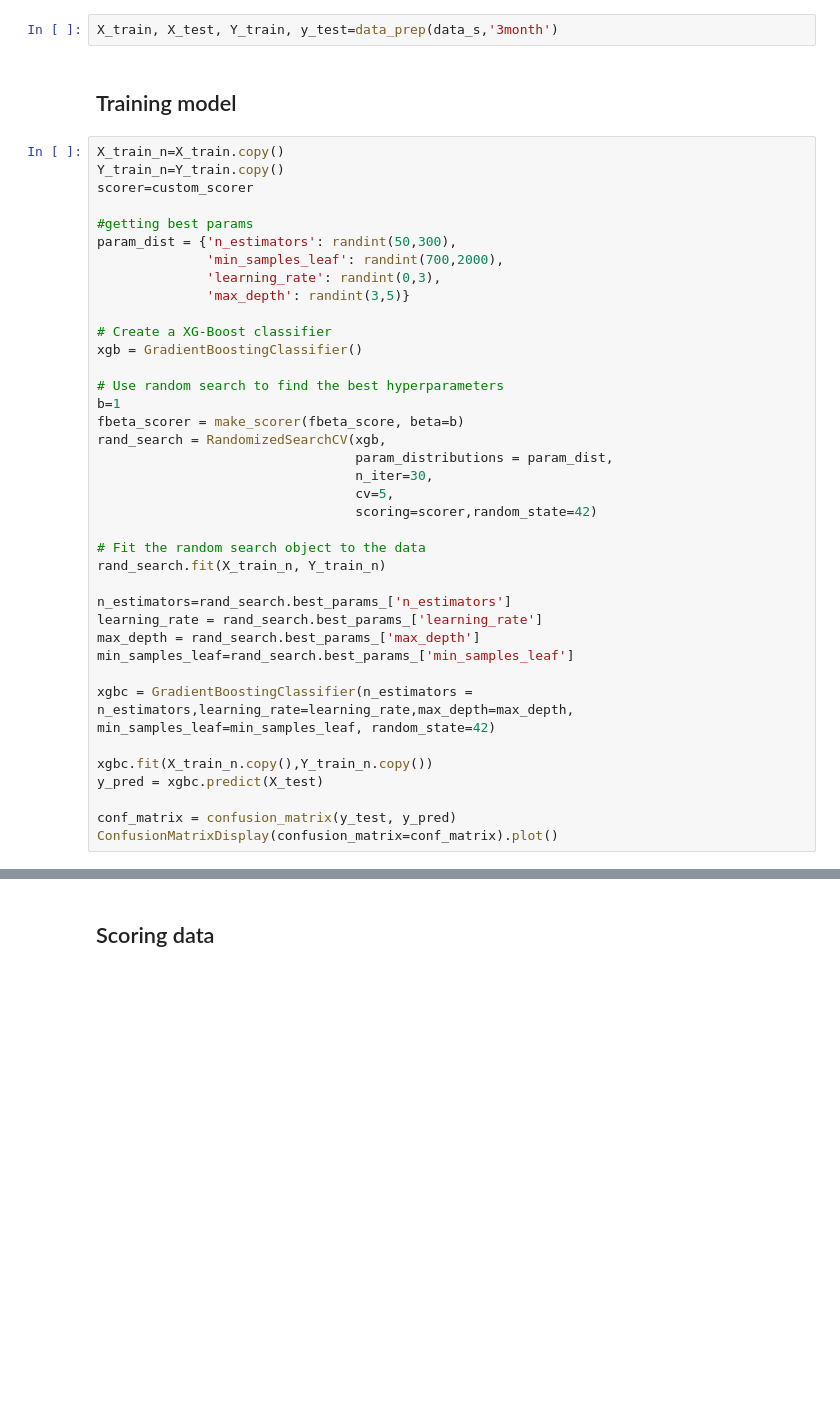
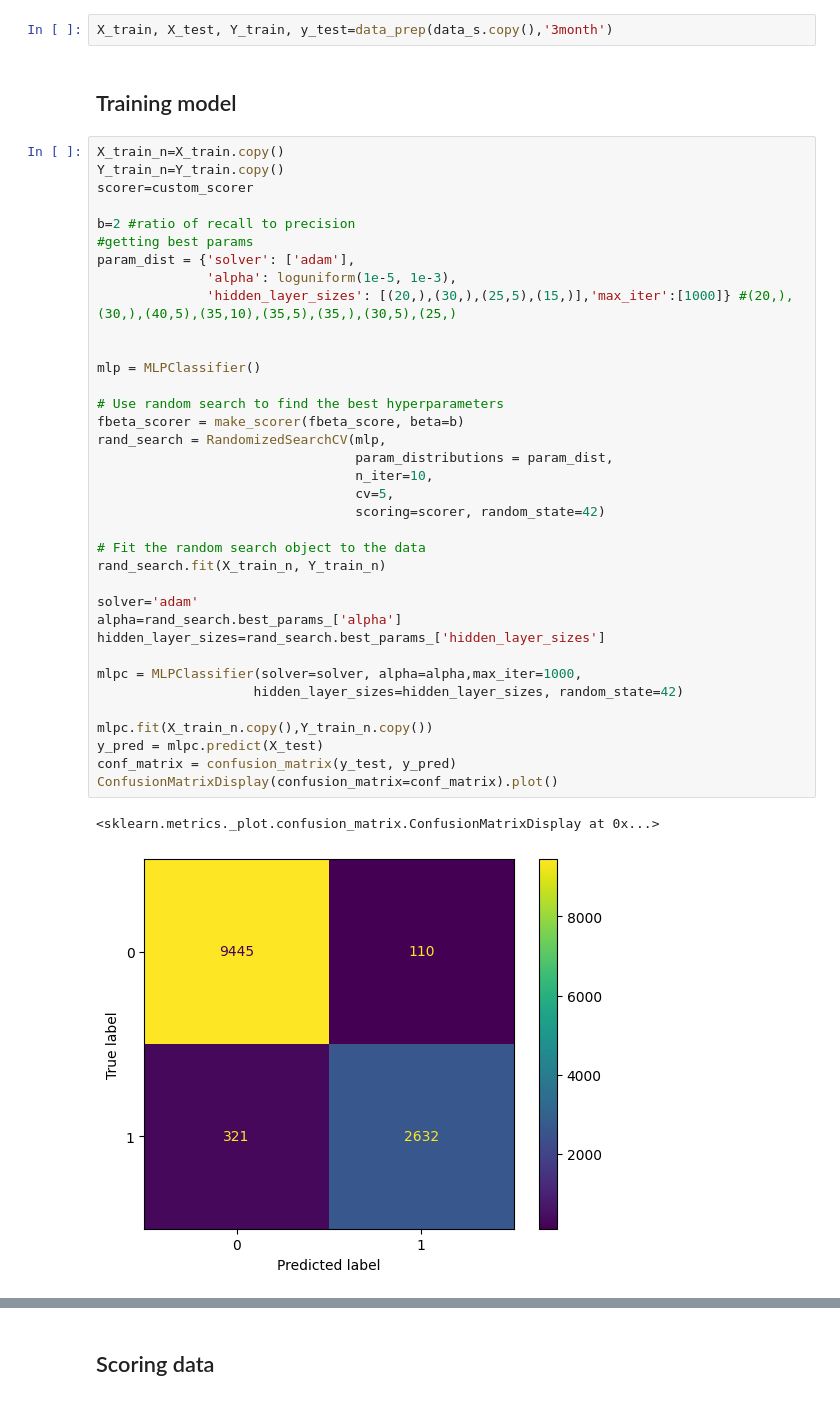
Before and after one commit to Christine-H-code/LapseRate_modeling, a Jupyter notebook: NearFuture/Near_Ftr_Lapse_Models.ipynb, the cells around one changed output, grey strips where cells are left out. Drawn from its saved outputs; the diff is of its cells as text; blank space fills up the shorter version.

Commit message:
finalise near future models and score data

```diff
--- a/NearFuture/Near_Ftr_Lapse_Models.ipynb
+++ b/NearFuture/Near_Ftr_Lapse_Models.ipynb
@@ -559,45 +556,46 @@ next_prob = next_model.predict_proba(score_data)
 # %% [markdown]
 # Next 3 month lapse
 # %%
-X_train, X_test, Y_train, y_test=data_prep(data_s,'3month')
+X_train, X_test, Y_train, y_test=data_prep(data_s.copy(),'3month')
 # %% [markdown]
 ## Training model
 # %%
 X_train_n=X_train.copy()
 Y_train_n=Y_train.copy()
 scorer=custom_scorer
 
+b=2 #ratio of recall to precision
 #getting best params
-param_dist = {'n_estimators': randint(50,300),
-              'min_samples_leaf': randint(700,2000),
-              'learning_rate': randint(0,3),
-              'max_depth': randint(3,5)}
+param_dist = {'solver': ['adam'],
+              'alpha': loguniform(1e-5, 1e-3),
+              'hidden_layer_sizes': [(20,),(30,),(25,5),(15,)],'max_iter':[1000]} #(20,),(30,),(40,5),(35,10),(35,5),(35,),(30,5),(25,)
 
-# Create a XG-Boost classifier
-xgb = GradientBoostingClassifier()
+
+mlp = MLPClassifier()
 
 # Use random search to find the best hyperparameters
-b=1
 fbeta_scorer = make_scorer(fbeta_score, beta=b)
-rand_search = RandomizedSearchCV(xgb,
+rand_search = RandomizedSearchCV(mlp,
                                  param_distributions = param_dist,
-                                 n_iter=30,
+                                 n_iter=10,
                                  cv=5,
-                                 scoring=scorer,random_state=42)
+                                 scoring=scorer, random_state=42)
 
 # Fit the random search object to the data
 rand_search.fit(X_train_n, Y_train_n)
 
-n_estimators=rand_search.best_params_['n_estimators']
-learning_rate = rand_search.best_params_['learning_rate']
-max_depth = rand_search.best_params_['max_depth']
-min_samples_leaf=rand_search.best_params_['min_samples_leaf']
+solver='adam'
+alpha=rand_search.best_params_['alpha']
+hidden_layer_sizes=rand_search.best_params_['hidden_layer_sizes']
 
-xgbc = GradientBoostingClassifier(n_estimators = n_estimators,learning_rate=learning_rate,max_depth=max_depth, min_samples_leaf=min_samples_leaf, random_state=42)
+mlpc = MLPClassifier(solver=solver, alpha=alpha,max_iter=1000,
+                    hidden_layer_sizes=hidden_layer_sizes, random_state=42)
 
-xgbc.fit(X_train_n.copy(),Y_train_n.copy())
-y_pred = xgbc.predict(X_test)
-
+mlpc.fit(X_train_n.copy(),Y_train_n.copy())
+y_pred = mlpc.predict(X_test)
 conf_matrix = confusion_matrix(y_test, y_pred)
 ConfusionMatrixDisplay(confusion_matrix=conf_matrix).plot()
+# %% [output]
+<sklearn.metrics._plot.confusion_matrix.ConfusionMatrixDisplay at 0x...>
+[figure, added]
 # %%
```
Also changed, not shown: parts of 5 cells of this notebook, 2 other files.
